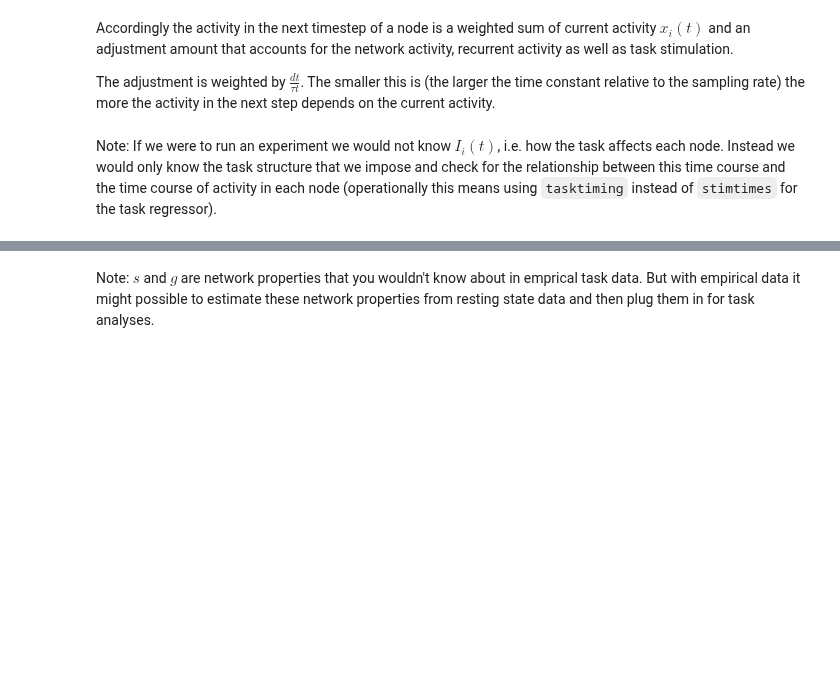
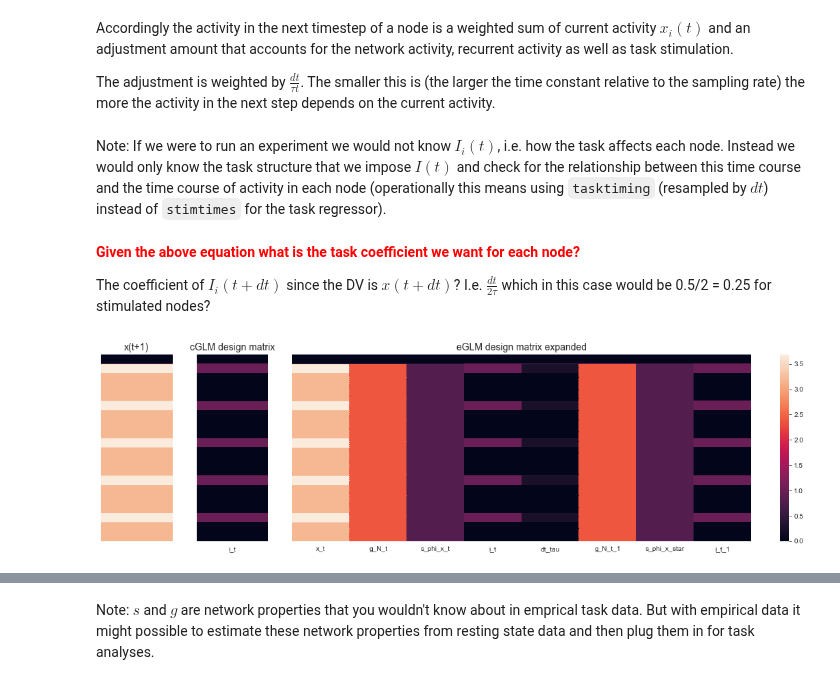
Before and after one commit to zenkavi/NeuralMassModels, a Jupyter notebook: simulations/NB1_Minimal_model.ipynb, the cells around one changed output, grey strips where cells are left out. Saved outputs shown, nothing was run; the diff lists cells and outputs as text; code cells hidden in the pictures; blank space fills up the shorter version.

Commit message:
went back to old regression notes and changed the expanded design matrix to not include constant terms

```diff
--- a/simulations/NB1_Minimal_model.ipynb
+++ b/simulations/NB1_Minimal_model.ipynb
@@ -199,7 +199,11 @@ Accordingly the activity in the next timestep of a node is a weighted sum of cur
 
 The adjustment is weighted by $\frac{dt}{\tau{t}}$. The smaller this is (the larger the time constant relative to the sampling rate) the more the activity in the next step depends on the current activity.
 # %% [markdown]
-Note: If we were to run an experiment we would not know $I_i(t)$, i.e. how the task affects each node. Instead we would only know the task structure that we impose and check for the relationship between this time course and the time course of activity in each node (operationally this means using `tasktiming` instead of `stimtimes` for the task regressor).
+Note: If we were to run an experiment we would not know $I_i(t)$, i.e. how the task affects each node. Instead we would only know the task structure that we impose $I(t)$ and check for the relationship between this time course and the time course of activity in each node (operationally this means using `tasktiming` (resampled by $dt$) instead of `stimtimes` for the task regressor).
+# %% [markdown]
+<span style="color:red">**Given the above equation what is the task coefficient we want for each node?**</span>
+
+The coefficient of $I_i(t+dt)$ since the DV is $x(t+dt)$? I.e. $\frac{dt}{2\tau}$ which in this case would be 0.5/2 = 0.25 for stimulated nodes?
 # %%
 # Arguments to run_ext_glm
 # all_nodes_ts, task_reg, weight_matrix, g, s, dt, tau, standardize=False
@@ -225,18 +230,19 @@ x_t_1 = all_nodes_ts[node,1:]
 ## Term 1
 ###########################
 
-const1 = 1 - (dt/tau)
+# const1 = 1 - (dt/tau)
 
 #Drop the last time point
 x_t = all_nodes_ts[node,:-1]
 
-term1 = const1 * x_t
+# term1 = const1 * x_t
+term1 = x_t
 
 ###########################
 ## Term 2
 ###########################
 
-const2 = dt/(2*tau)
+# const2 = dt/(2*tau)
 
 raw_N_t = np.delete(all_nodes_ts, node, axis=0)
 phi_N_t = np.apply_along_axis(phi, 0, raw_N_t)
@@ -254,6 +260,7 @@ i_t = task_reg[:-1]
 const2_1 = dt/tau
 
 dt_tau = const2_1 * (g_N_t + s_phi_x_t + i_t - x_t)
+# dt_tau = (g_N_t + s_phi_x_t + i_t - x_t)
 
 N_t_1 = np.sum(weighted_N_t[:,1:], axis=0)
 g_N_t_1 = g*N_t_1
@@ -264,32 +271,33 @@ s_phi_x_star = s*phi(x_star)
 i_t_1 = task_reg[1:]
 
 adjustment = g_N_t + s_phi_x_t + i_t - dt_tau + g_N_t_1 + s_phi_x_star + i_t_1
-# adjustment = g_N_t + s_phi_x_t + i_t - dt_tau + g_N_t_1 + s_phi_x_star + i_t_1 - 2*x_t
 
-term2 = const2 * adjustment
+# term2 = const2 * adjustment
+term2 = adjustment
 
 old_des_mat = i_t.reshape(-1,1)
-new_des_mat = np.column_stack((term1, term2))
-# new_des_mat = np.column_stack((x_t, term2))
+# This compressed design matrix into two terms is not helpful bc we can't identify the contribution of task stim alone
+# new_des_mat = np.column_stack((term1, term2))
 
-new_des_mat_exp = np.column_stack((term1, const2*g_N_t, const2*s_phi_x_t, const2*i_t, const2*dt_tau, const2*g_N_t_1 , const2*s_phi_x_star, const2*i_t_1))
+# new_des_mat_exp = np.column_stack((term1, const2*g_N_t, const2*s_phi_x_t, const2*i_t, const2*dt_tau, const2*g_N_t_1 , const2*s_phi_x_star, const2*i_t_1))
+new_des_mat_exp = np.column_stack((term1, g_N_t, s_phi_x_t, i_t, dt_tau, g_N_t_1 , s_phi_x_star, i_t_1))
 # %%
 plt.rcParams["figure.figsize"][0] = 20
 plt.rcParams["figure.figsize"][1] = 5
-fig, a = plt.subplots(1, 4, gridspec_kw={'width_ratios': [1, 1, 2, 8]})
+fig, a = plt.subplots(1, 3, gridspec_kw={'width_ratios': [1, 1, 8]})
 
 a[0].set_title("x(t+1)", fontdict = {'fontsize':14})
 a[1].set_title("cGLM design matrix", fontdict = {'fontsize':14})
-a[2].set_title("eGLM design matrix", fontdict = {'fontsize':14})
-a[3].set_title("eGLM design matrix expanded", fontdict = {'fontsize':14})
+a[2].set_title("eGLM design matrix expanded", fontdict = {'fontsize':14})
 
 v_min = 0
-v_max = 1
+v_max = np.amax(new_des_mat_exp)
 
 sns.heatmap(x_t_1.reshape(-1,1), xticklabels=False, yticklabels=False, cbar=False, ax = a[0], vmin = v_min , vmax = v_max)
 sns.heatmap(old_des_mat, xticklabels = ['i_t'], yticklabels=False, cbar=False, ax = a[1], vmin = v_min, vmax = v_max)
-sns.heatmap(new_des_mat, xticklabels = ['weighted x_t','network adjustment'], yticklabels=False, cbar=False, ax = a[2], vmin = v_min , vmax = v_max)
-sns.heatmap(new_des_mat_exp, xticklabels = ['weighted x_t', "g_N_t", "s_phi_x_t", "i_t", "dt_tau" ,"g_N_t_1", "s_phi_x_star", "i_t_1"],
-            yticklabels=False, cbar=True, ax = a[3], vmin = v_max , vmax = v_min)
+sns.heatmap(new_des_mat_exp, xticklabels = ['x_t', "g_N_t", "s_phi_x_t", "i_t", "dt_tau" ,"g_N_t_1", "s_phi_x_star", "i_t_1"],
+            yticklabels=False, cbar=True, ax = a[2], vmin = v_max , vmax = v_min)
 
 plt.subplots_adjust(wspace=0.1)
+# %% [output]
+[figure, added]
```
Also changed, not shown: parts of 7 cells of this notebook.
